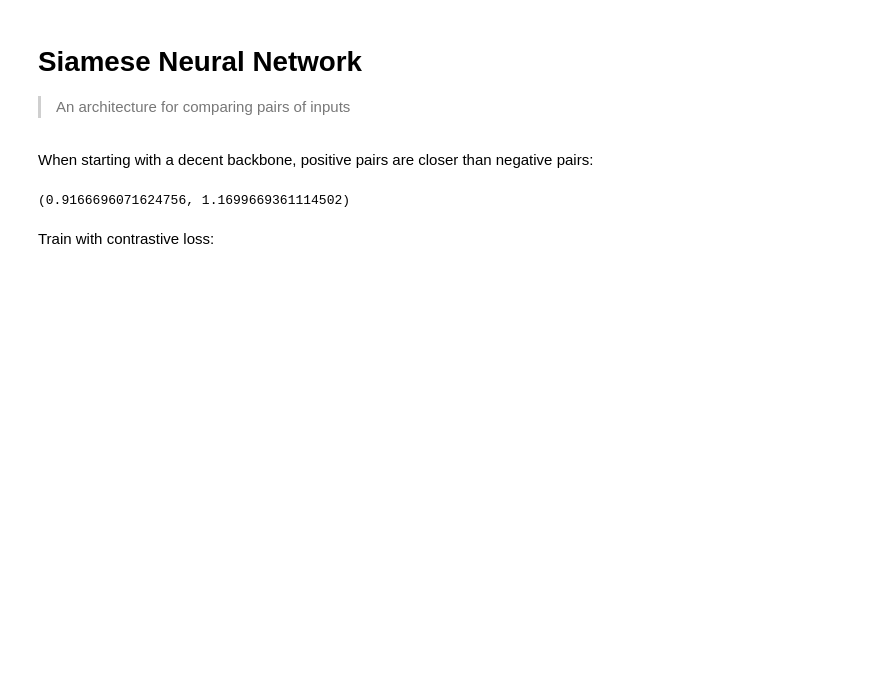
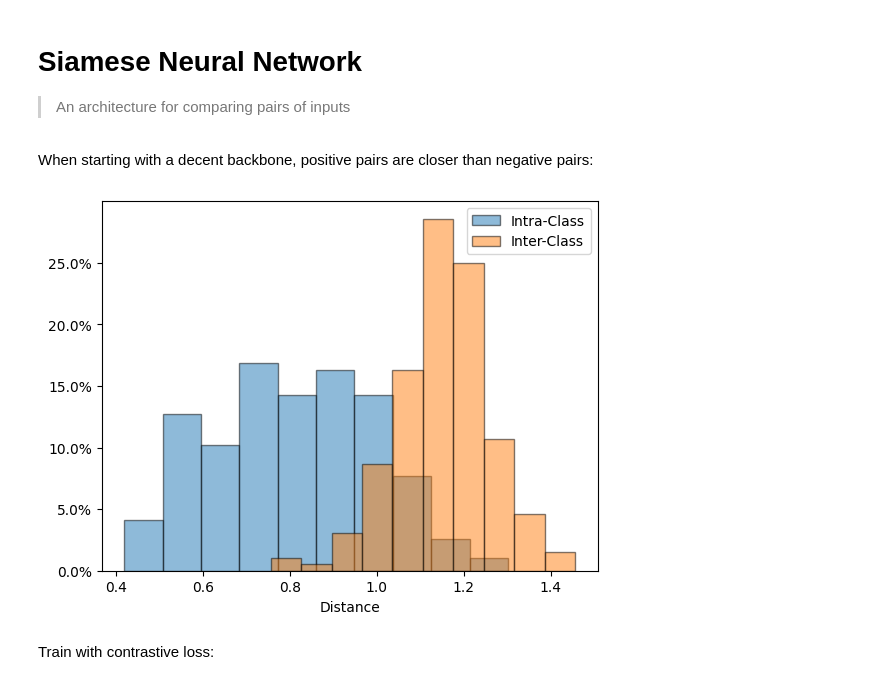
Before and after one commit to Irad-Zehavi/similarity-learning, a Jupyter notebook: nbs/siamese.ipynb, the cells around one changed output. Saved outputs shown, nothing was run; the diff lists cells and outputs as text; code cells hidden in the pictures; blank space fills up the shorter version.

```diff
--- a/nbs/siamese.ipynb
+++ b/nbs/siamese.ipynb
@@ -63,13 +88,10 @@ dls = pairs.dls(after_item=Resize(128),
                 after_batch=Normalize.from_stats(*imagenet_stats))
 # %% [markdown]
 When starting with a decent backbone, positive pairs are closer than negative pairs:
-# %%
-x, y = dls.one_batch()
-positive_pairs = x[0][y==1], x[1][y==1]
-negative_pairs = x[0][y==0], x[1][y==0]
-siamese(positive_pairs).mean().item(), siamese(negative_pairs).mean().item()
-# %% [output]
-(0.9166696071624756, 1.1699669361114502)
+# %%
+siamese.plot_distance_histogram(dls.valid)
+# %% [output]
+[figure, added]
 # %% [markdown]
 Train with contrastive loss:
 # %%
```
Also changed, not shown: parts of 6 cells of this notebook, 2 other files.
